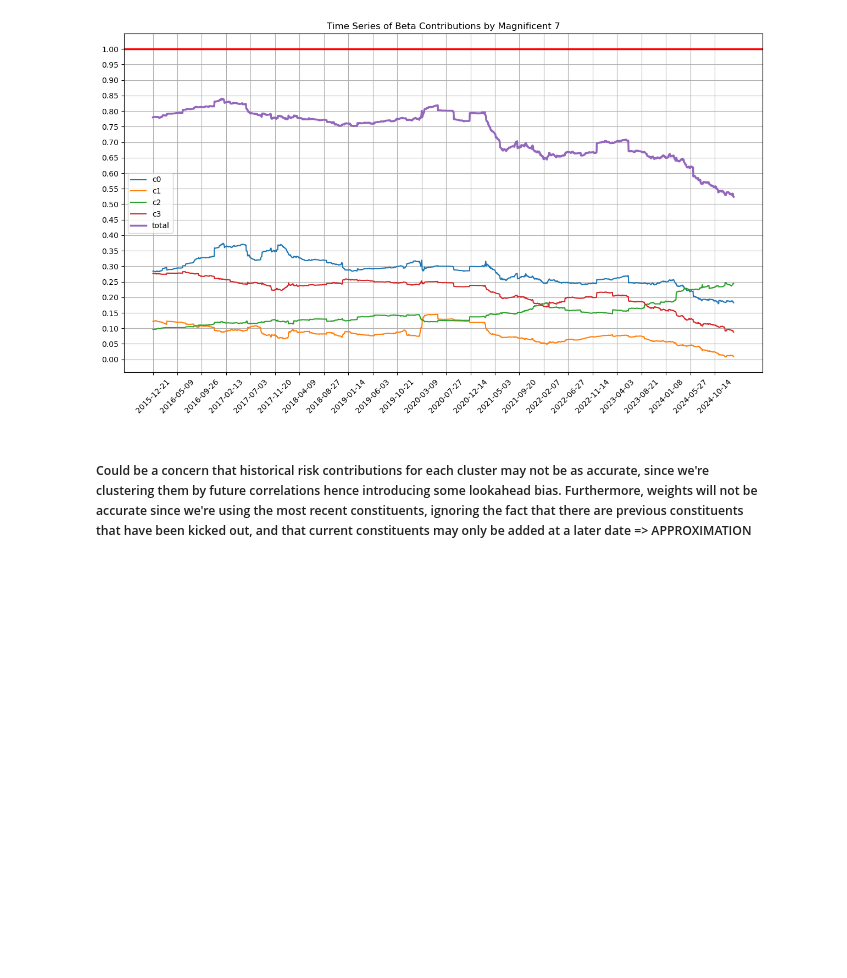
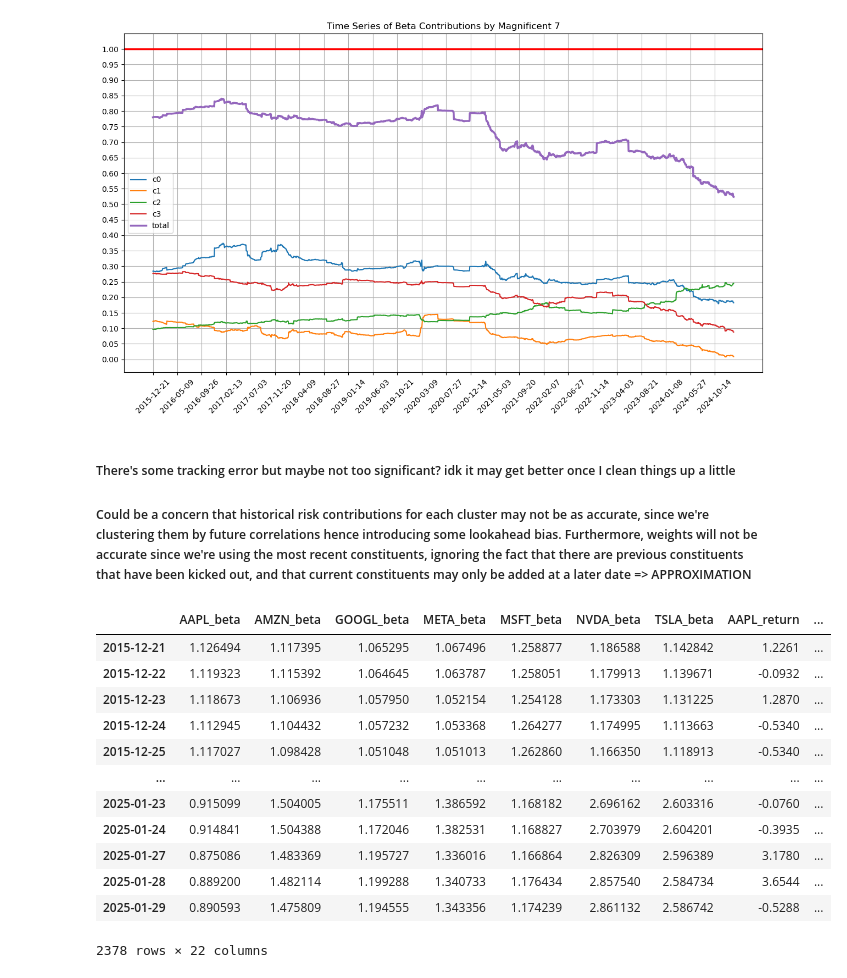
Before and after one commit to tryt0c0de/IAQF_STRAT, a Jupyter notebook: beta_testing.ipynb, the cells around one changed output. Saved outputs shown, nothing was run; the diff lists cells and outputs as text; code cells hidden in the pictures; blank space fills up the shorter version.

```diff
--- a/beta_testing.ipynb
+++ b/beta_testing.ipynb
@@ -695,4 +696,32 @@ plt.legend();
 # %% [output]
 [figure]
 # %% [markdown]
+##### There's some tracking error but maybe not too significant? idk it may get better once I clean things up a little
+
+
 ##### Could be a concern that historical risk contributions for each cluster may not be as accurate, since we're clustering them by future correlations hence introducing some lookahead bias. Furthermore, weights will not be accurate since we're using the most recent constituents, ignoring the fact that there are previous constituents that have been kicked out, and that current constituents may only be added at a later date => APPROXIMATION
+# %%
+lr_ms_tickers = ["AAPL", "AMZN", "GOOGL", "META", "MSFT", "NVDA", "TSLA"]
+lr_cluster_tickers = ["c0", "c1", "c2", "c3"]
+
+lr_df = main_df[[f"{ticker}_beta" for ticker in lr_ms_tickers]].copy()
+lr_df[[f"{ticker}_return" for ticker in lr_ms_tickers]] = main_df[[f"{ticker}_return" for ticker in lr_ms_tickers]]
+lr_df[[f"{ticker}_beta" for ticker in lr_cluster_tickers]] = spx_cluster_df[[f"{ticker}_beta" for ticker in lr_cluster_tickers]]
+lr_df[[f"{ticker}_return" for ticker in lr_cluster_tickers]] = spx_cluster_df[[f"{ticker}_return" for ticker in lr_cluster_tickers]]
+lr_df.dropna(inplace=True)
+
+lr_df
+# %% [output]
+|  | AAPL_beta | AMZN_beta | GOOGL_beta | META_beta | MSFT_beta | NVDA_beta | TSLA_beta | AAPL_return | ... |
+| 2015-12-21 | 1.126494 | 1.117395 | 1.065295 | 1.067496 | 1.258877 | 1.186588 | 1.142842 | 1.2261 | ... |
+| 2015-12-22 | 1.119323 | 1.115392 | 1.064645 | 1.063787 | 1.258051 | 1.179913 | 1.139671 | -0.0932 | ... |
+| 2015-12-23 | 1.118673 | 1.106936 | 1.057950 | 1.052154 | 1.254128 | 1.173303 | 1.131225 | 1.2870 | ... |
+| 2015-12-24 | 1.112945 | 1.104432 | 1.057232 | 1.053368 | 1.264277 | 1.174995 | 1.113663 | -0.5340 | ... |
+| 2015-12-25 | 1.117027 | 1.098428 | 1.051048 | 1.051013 | 1.262860 | 1.166350 | 1.118913 | -0.5340 | ... |
+| ... | ... | ... | ... | ... | ... | ... | ... | ... | ... |
+| 2025-01-23 | 0.915099 | 1.504005 | 1.175511 | 1.386592 | 1.168182 | 2.696162 | 2.603316 | -0.0760 | ... |
+| 2025-01-24 | 0.914841 | 1.504388 | 1.172046 | 1.382531 | 1.168827 | 2.703979 | 2.604201 | -0.3935 | ... |
+| 2025-01-27 | 0.875086 | 1.483369 | 1.195727 | 1.336016 | 1.166864 | 2.826309 | 2.596389 | 3.1780 | ... |
+| 2025-01-28 | 0.889200 | 1.482114 | 1.199288 | 1.340733 | 1.176434 | 2.857540 | 2.584734 | 3.6544 | ... |
+| 2025-01-29 | 0.890593 | 1.475809 | 1.194555 | 1.343356 | 1.174239 | 2.861132 | 2.586742 | -0.5288 | ... |
+2378 rows × 22 columns
```
Also changed, not shown: parts of 4 cells of this notebook.
